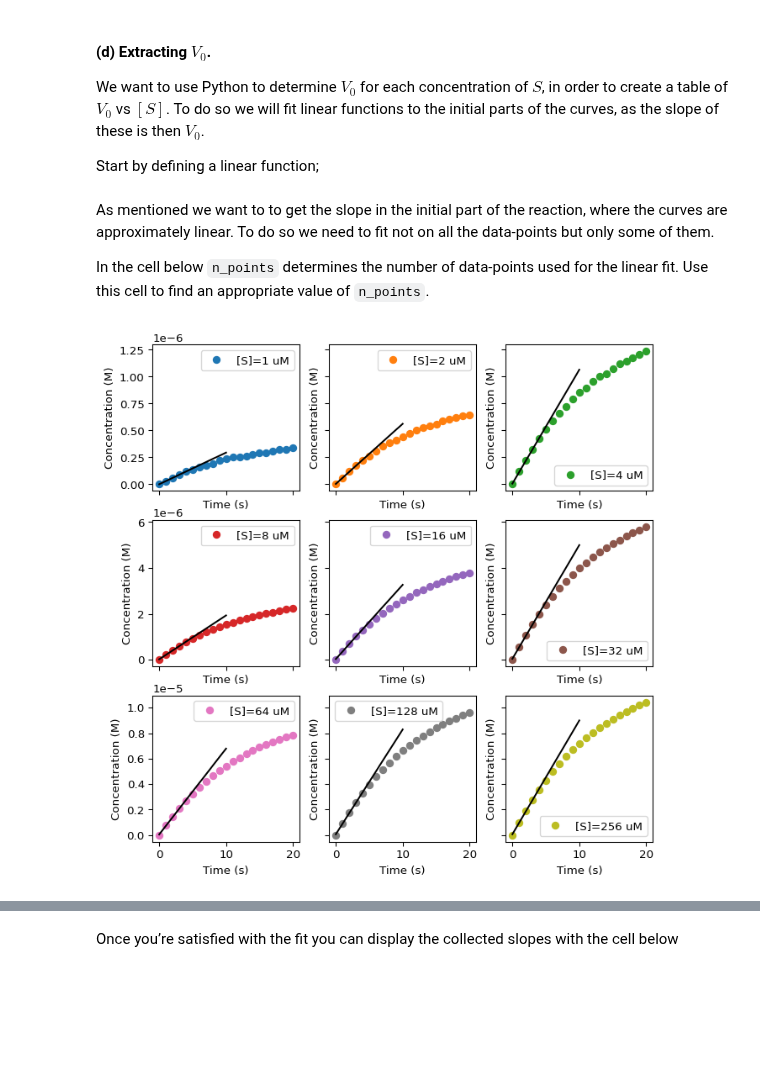
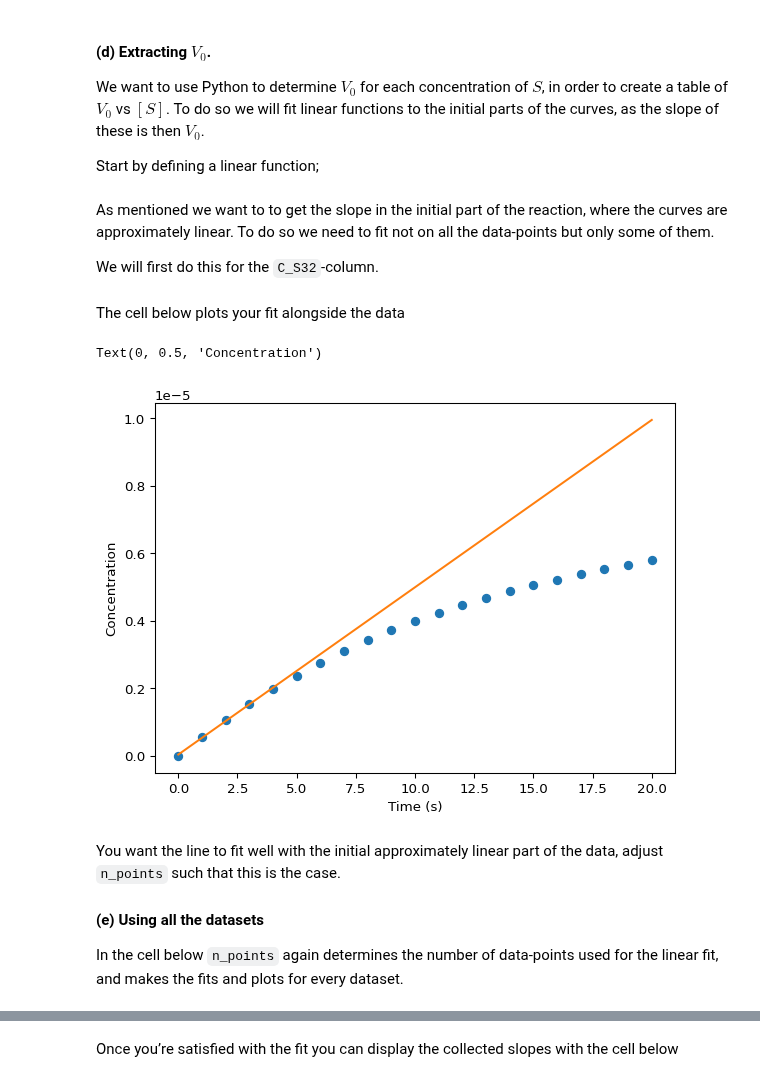
Before and after one commit to au-mbg/fysisk-biokemi, a Jupyter notebook: built_notebooks/master/week_47.ipynb, the cells around one changed output, grey strips where cells are left out. Saved outputs shown, nothing was run; the diff lists cells and outputs as text; code cells hidden in the pictures; blank space fills up the shorter version.

```diff
--- a/built_notebooks/master/week_47.ipynb
+++ b/built_notebooks/master/week_47.ipynb
@@ -985,40 +936,38 @@ As mentioned we want to to get the slope in the initial part of the
 reaction, where the curves are approximately linear. To do so we need to
 fit not on all the data-points but only some of them.
 
-In the cell below `n_points` determines the number of data-points used
-for the linear fit. Use this cell to find an appropriate value of
-`n_points`.
+We will first do this for the `C_S32`-column.
-# %%
-# The number of points used to make the fit
-n_points = 5
-
-# Variables to store calculated values.
-slopes = []
-concentrations = []
-
-fig, axes = plt.subplots(3, 3, figsize=(8, 8), sharex=True, sharey='row') # We make the figure while also finding the slopes.
-for i, (s, ax) in enumerate(zip(substrate_concentrations, axes.flatten())): # Don't worry about the details of this.
-
-    # Make the
-    conc_col_name = f'C_S{s}'
-    x_data = df['time_(s)'][:n_points]
-    y_data = df[conc_col_name][:n_points]
-    popt, pcov = curve_fit(linear_func, x_data, y_data)
-
-    # Plot the data
-    ax.plot(df['time_(s)'], df[conc_col_name], 'o', color=f'C{i}', label=f'[S]={s} uM')
-
-    # Plot the fit
-    t_smooth = np.linspace(0, 10, 10)
-    ax.plot(t_smooth, linear_func(t_smooth, *popt), color='black', linestyle='-')
-
-    # Customize
-    ax.set_xlabel('Time (s)')
-    ax.set_ylabel('Concentration (M)')
-    ax.legend()
-
-    # Store calculated slopes and concentrations, concentration converted to molar.
-    slopes.append(popt[0])
-    concentrations.append(s * 10**(-6))
-# %% [output]
-[figure, removed]
+# %%
+## Determine the x and y data
+x_data_full = df['time_(s)']
+y_data_full = df['C_S32']
+
+## Your task: Set n_points to choose the number of points to fit with
+n_points = 5
+x_data = x_data_full[0:n_points] # This picks the first n_points points.
+y_data = y_data_full[0:n_points] # This picks the first n_points points.
+
+## Your task: Make the fit.
+fitted_parameters, trash = curve_fit(linear_func, x_data, y_data)
+a, b = fitted_parameters
+# %% [markdown]
+The cell below plots your fit alongside the data
+# %%
+fig, ax = plt.subplots()
+t_smooth = np.linspace(0, 20)
+y_fit = linear_func(t_smooth, a, b)
+ax.plot(x_data_full, y_data_full, 'o')
+ax.plot(t_smooth, y_fit)
+ax.set_xlabel('Time (s)')
+ax.set_ylabel('Concentration')
+# %% [output]
+Text(0, 0.5, 'Concentration')
+[figure, added]
+# %% [markdown]
+You want the line to fit well with the initial approximately linear part
+of the data, adjust `n_points` such that this is the case.
+
+#### (e) Using all the datasets
+
+In the cell below `n_points` again determines the number of data-points
+used for the linear fit, and makes the fits and plots for every dataset.
```
Also changed, not shown: parts of 22 cells of this notebook, 13 other files.
